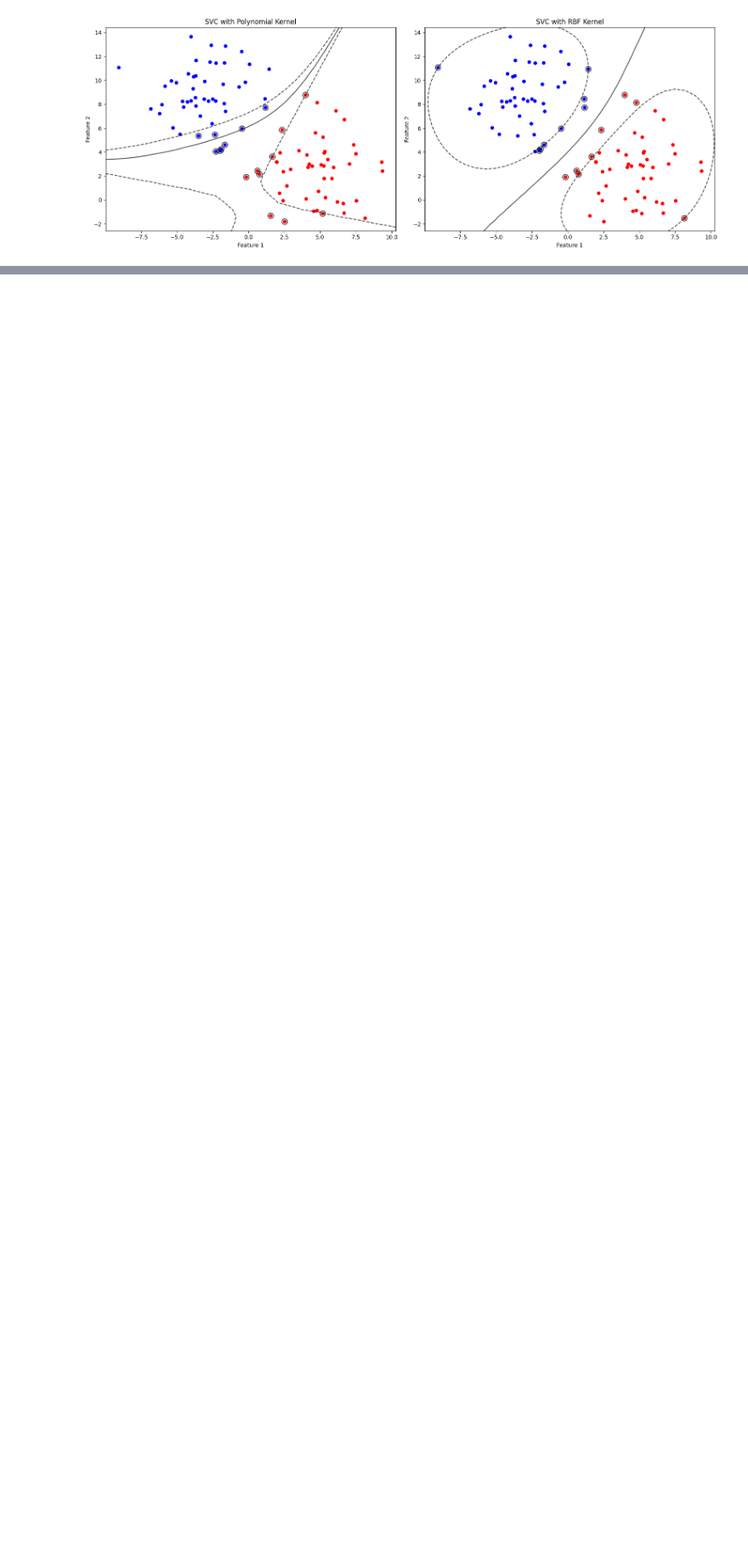
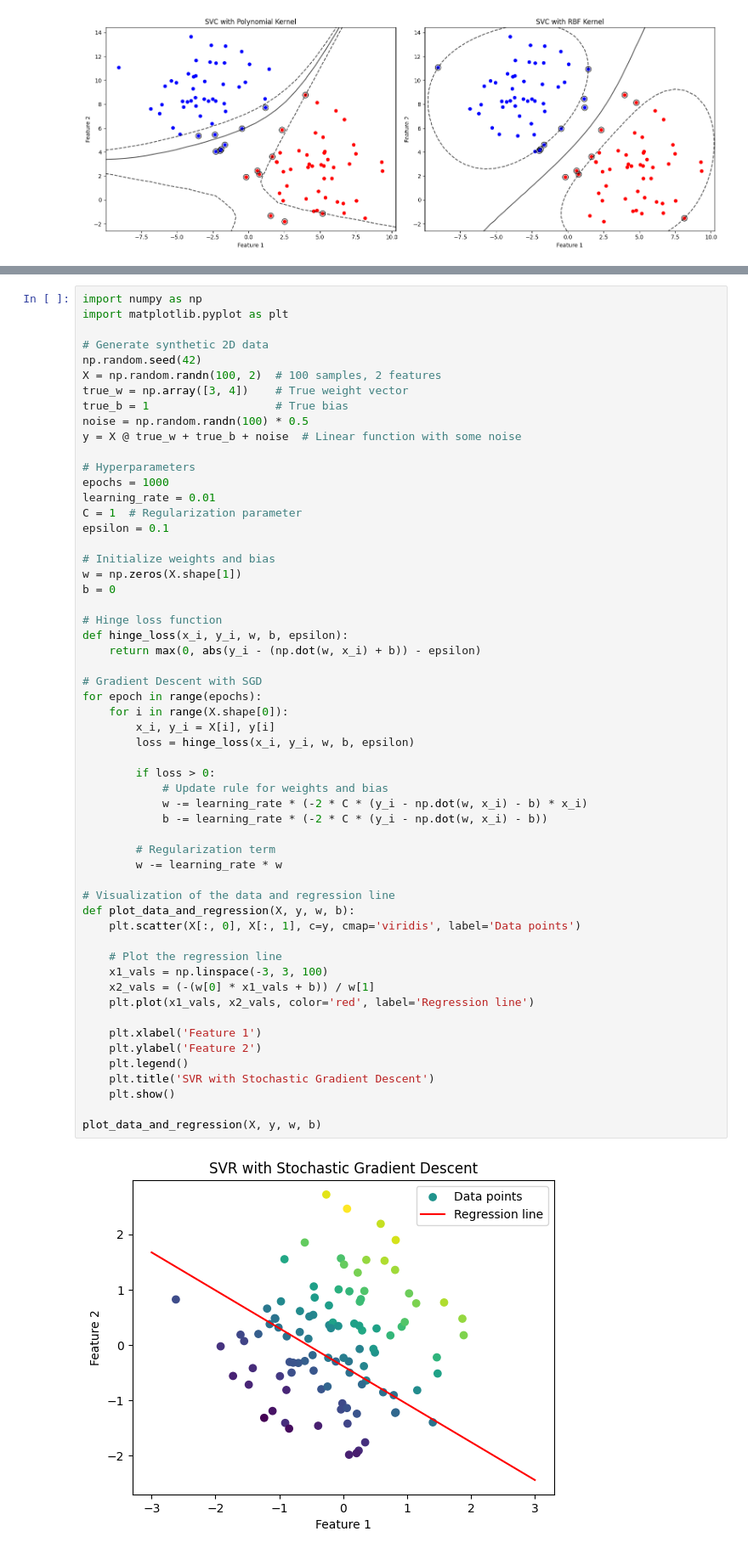
Before and after one commit to sachinvarriar/ML-Tutorials, a Jupyter notebook: Support_Vector_Machine.ipynb, the cells around one changed output, grey strips where cells are left out. Shown at 85% size. Drawn from its saved outputs; the diff is of its cells as text; blank space fills up the shorter version.

```diff
--- a/Support_Vector_Machine.ipynb
+++ b/Support_Vector_Machine.ipynb
@@ -414,0 +417,58 @@ plt.show()
+# %%
+import numpy as np
+import matplotlib.pyplot as plt
+
+# Generate synthetic 2D data
+np.random.seed(42)
+X = np.random.randn(100, 2)  # 100 samples, 2 features
+true_w = np.array([3, 4])    # True weight vector
+true_b = 1                   # True bias
+noise = np.random.randn(100) * 0.5
+y = X @ true_w + true_b + noise  # Linear function with some noise
+
+# Hyperparameters
+epochs = 1000
+learning_rate = 0.01
+C = 1  # Regularization parameter
+epsilon = 0.1
+
+# Initialize weights and bias
+w = np.zeros(X.shape[1])
+b = 0
+
+# Hinge loss function
+def hinge_loss(x_i, y_i, w, b, epsilon):
+    return max(0, abs(y_i - (np.dot(w, x_i) + b)) - epsilon)
+
+# Gradient Descent with SGD
+for epoch in range(epochs):
+    for i in range(X.shape[0]):
+        x_i, y_i = X[i], y[i]
+        loss = hinge_loss(x_i, y_i, w, b, epsilon)
+
+        if loss > 0:
+            # Update rule for weights and bias
+            w -= learning_rate * (-2 * C * (y_i - np.dot(w, x_i) - b) * x_i)
+            b -= learning_rate * (-2 * C * (y_i - np.dot(w, x_i) - b))
+
+        # Regularization term
+        w -= learning_rate * w
+
+# Visualization of the data and regression line
+def plot_data_and_regression(X, y, w, b):
+    plt.scatter(X[:, 0], X[:, 1], c=y, cmap='viridis', label='Data points')
+
+    # Plot the regression line
+    x1_vals = np.linspace(-3, 3, 100)
+    x2_vals = (-(w[0] * x1_vals + b)) / w[1]
+    plt.plot(x1_vals, x2_vals, color='red', label='Regression line')
+
+    plt.xlabel('Feature 1')
+    plt.ylabel('Feature 2')
+    plt.legend()
+    plt.title('SVR with Stochastic Gradient Descent')
+    plt.show()
+
+plot_data_and_regression(X, y, w, b)
+# %% [output]
+[figure, added]
```
Also changed, not shown: parts of 1 cell of this notebook.
